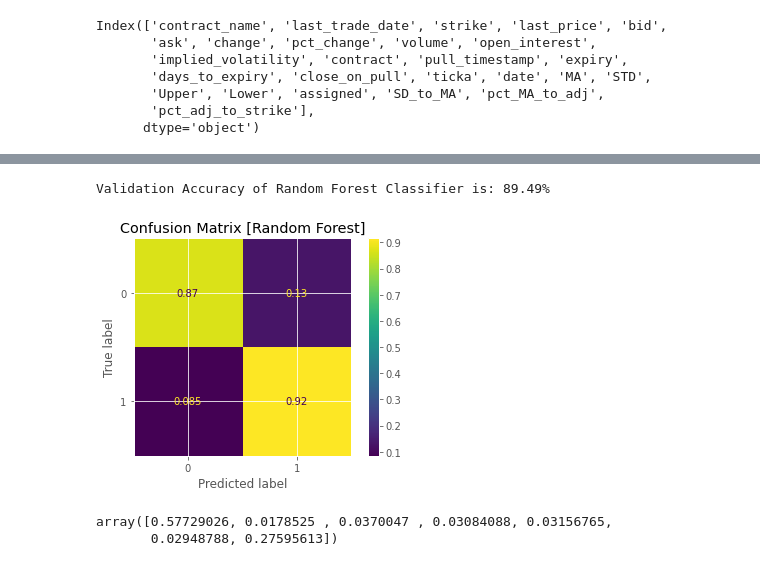
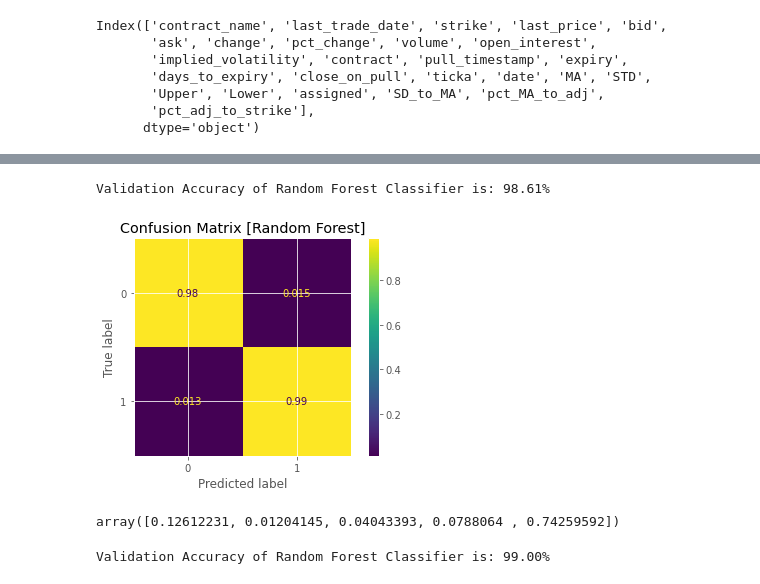
Before and after one commit to realjacoblinder/options-classifier, a Jupyter notebook: classifier work take 2.ipynb, the cells around one changed output, grey strips where cells are left out. Saved outputs shown, nothing was run; the diff lists cells and outputs as text; code cells hidden in the pictures.

Commit message:
split up puts and calls. corrected errors. accuracy is too high for sure

```diff
--- a/classifier work take 2.ipynb
+++ b/classifier work take 2.ipynb
@@ -105,5 +133,5 @@ def mark_safe(row):
 # %%
 options['SD_to_MA'] = options['STD']/options['MA']
-options['pct_MA_to_adj'] = ((options['close_on_pull']/options['MA'])-1).apply(lambda x: abs(x))
-options['pct_adj_to_strike'] = ((options['strike']/options['close_on_pull'])-1).apply(lambda x: abs(x))
+options['pct_MA_to_adj'] = ((options['close_on_pull']/options['MA'])-1)
+options['pct_adj_to_strike'] = ((options['strike']/options['close_on_pull'])-1)
 # %%
@@ -121,2 +165,5 @@ Index(['contract_name', 'last_trade_date', 'strike', 'last_price', 'bid',
+# %%
+puts = options[options['contract'] == 'P'].copy()
+calls = options[options['contract'] == 'C'].copy()
 # %%
 from sklearn.model_selection import train_test_split
@@ -132,19 +177,20 @@ def plot_metric(clf, testX, testY, name):
     plt.style.use('ggplot')
     plot_confusion_matrix(clf, testX, testY, normalize='true')
     plt.title(f"Confusion Matrix [{name}]")
+# %%
+p_trainX, p_validX, p_trainY, p_validY = train_test_split(puts[['implied_volatility', 'days_to_expiry', 'SD_to_MA', 'pct_MA_to_adj', 'pct_adj_to_strike']], puts['assigned'], test_size=0.40, random_state=56)
 # %%
 from sklearn.ensemble import RandomForestClassifier
-rf_classifier = RandomForestClassifier()
-rf_classifier.fit(trainX, trainY)
-print(f"Validation Accuracy of Random Forest Classifier is: {(rf_classifier.score(validX, validY))*100:.2f}%")
+puts_rf_classifier = RandomForestClassifier()
+puts_rf_classifier.fit(p_trainX, p_trainY)
+print(f"Validation Accuracy of Random Forest Classifier is: {(puts_rf_classifier.score(p_validX, p_validY))*100:.2f}%")
 # %% [output]
-Validation Accuracy of Random Forest Classifier is: 89.49%
+Validation Accuracy of Random Forest Classifier is: 98.61%
 # %%
-plot_metric(rf_classifier, validX, validY, "Random Forest")
+plot_metric(puts_rf_classifier, p_validX, p_validY, "Random Forest")
 # %% [output]
-[figure, old version]
+[figure, new version]
 # %%
-rf_classifier.feature_importances_
+puts_rf_classifier.feature_importances_
 # %% [output]
-array([0.57729026, 0.0178525 , 0.0370047 , 0.03084088, 0.03156765,
-       0.02948788, 0.27595613])
+array([0.12612231, 0.01204145, 0.04043393, 0.0788064 , 0.74259592])
@@ -150,0 +199,7 @@ array([0.57729026, 0.0178525 , 0.0370047 , 0.03084088, 0.03156765,
+# %%
+from sklearn.ensemble import RandomForestClassifier
+calls_rf_classifier = RandomForestClassifier()
+calls_rf_classifier.fit(c_trainX, c_trainY)
+print(f"Validation Accuracy of Random Forest Classifier is: {(calls_rf_classifier.score(c_validX, c_validY))*100:.2f}%")
+# %% [output]
+Validation Accuracy of Random Forest Classifier is: 99.00%
```
Also changed, not shown: parts of 21 cells of this notebook, 4 other files.
